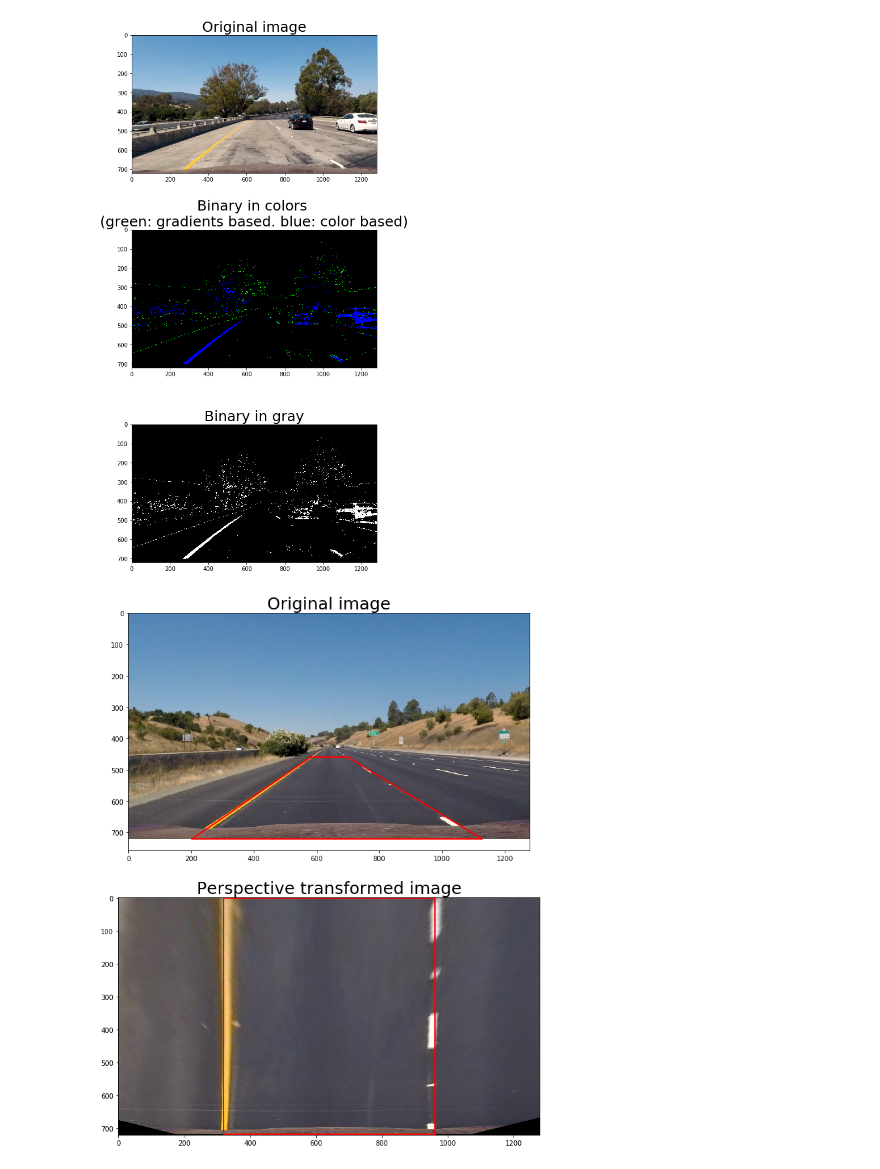
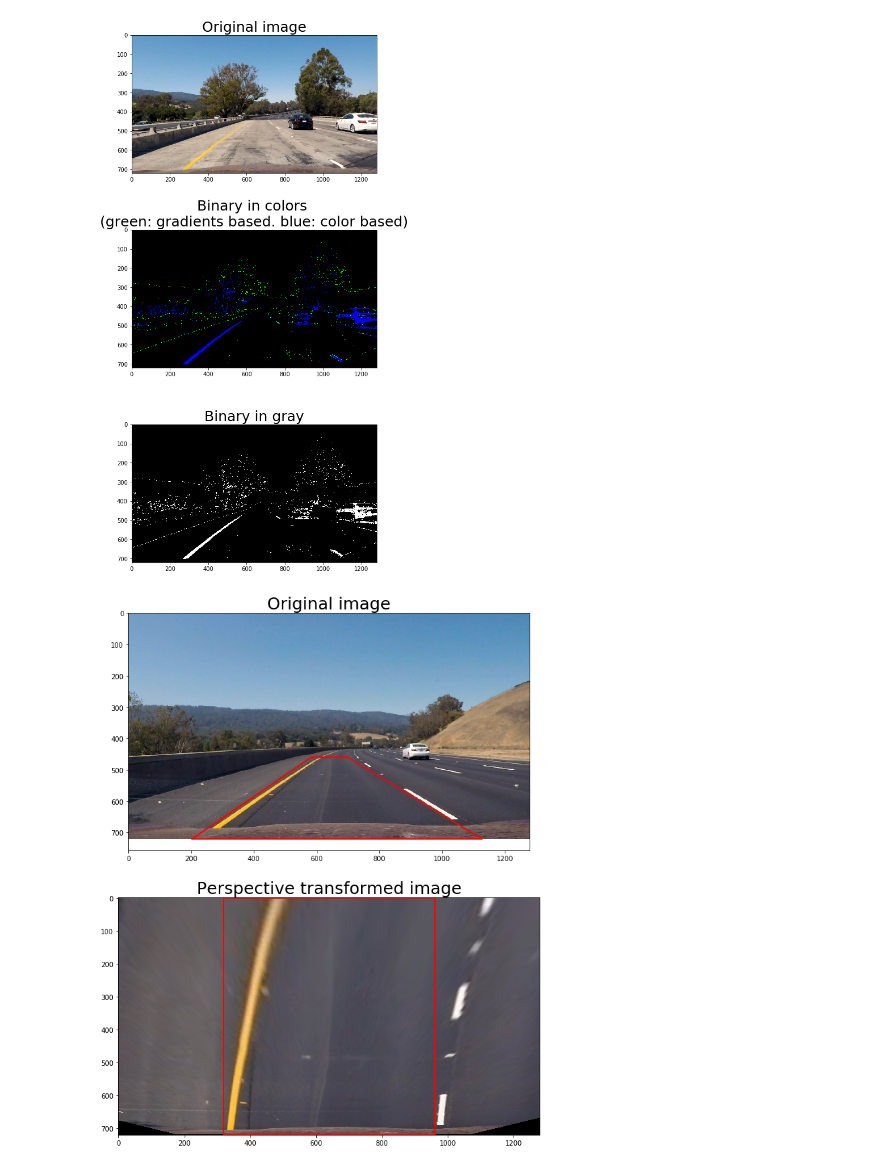
Before and after one commit to patricksu/CarND-Advanced-Lane-Lines, a Jupyter notebook: examples/example.ipynb, the cells around one changed output. Saved outputs shown, nothing was run; the diff lists cells and outputs as text; code cells hidden in the pictures.

Commit message:
added perspective transform test

```diff
--- a/examples/example.ipynb
+++ b/examples/example.ipynb
@@ -202,29 +202,29 @@ plt.savefig('binary_thresholded_test1_before_after.png')
 # %%
 %matplotlib inline
 
-image = mpimg.imread('../test_images/straight_lines1.jpg')
+image = mpimg.imread('../test_images/test3.jpg')
 img_size = (image.shape[1], image.shape[0])
 
-src = np.float32([[203, 720],[1127,720], [700, 460], [580, 460]])
+src = np.float32([[203, 720],[1127,720], [700, 460], [582, 460]])
 dst = np.float32([[320, 718],[960,718], [960, 0], [320, 0]])
 M = cv2.getPerspectiveTransform(src, dst)
 Minv = cv2.getPerspectiveTransform(dst, src)
 warped = cv2.warpPerspective(image, M, img_size, flags=cv2.INTER_LINEAR)
 
 f, (ax1, ax2) = plt.subplots(2, 1, figsize = (9,12))
 ax1.imshow(image)
 ax1.plot([src[0][0], src[1][0]],[src[0][1], src[1][1]], color='r', linestyle='-', linewidth=2)
 ax1.plot([src[1][0], src[2][0]],[src[1][1], src[2][1]], color='r', linestyle='-', linewidth=2)
 ax1.plot([src[2][0], src[3][0]],[src[2][1], src[3][1]], color='r', linestyle='-', linewidth=2)
 ax1.plot([src[3][0], src[0][0]],[src[3][1], src[0][1]], color='r', linestyle='-', linewidth=2)
 ax1.set_title('Original image', fontsize = 25)
 ax2.imshow(warped)
 ax2.plot([dst[0][0], dst[1][0]],[dst[0][1], dst[1][1]], color='r', linestyle='-', linewidth=2)
 ax2.plot([dst[1][0], dst[2][0]],[dst[1][1], dst[2][1]], color='r', linestyle='-', linewidth=2)
 ax2.plot([dst[2][0], dst[3][0]],[dst[2][1], dst[3][1]], color='r', linestyle='-', linewidth=2)
 ax2.plot([dst[3][0], dst[0][0]],[dst[3][1], dst[0][1]], color='r', linestyle='-', linewidth=2)
 ax2.set_title('Perspective transformed image', fontsize = 25)
 plt.subplots_adjust(left=0., right=1, top=0.95, bottom=0.05)
-plt.savefig('perspective_transformed_before_after.png')
+# plt.savefig('perspective_transformed_before_after.png')
 # %% [output]
-[figure, old version]
+[figure, new version]
```
Also changed, not shown: 2 other files.
